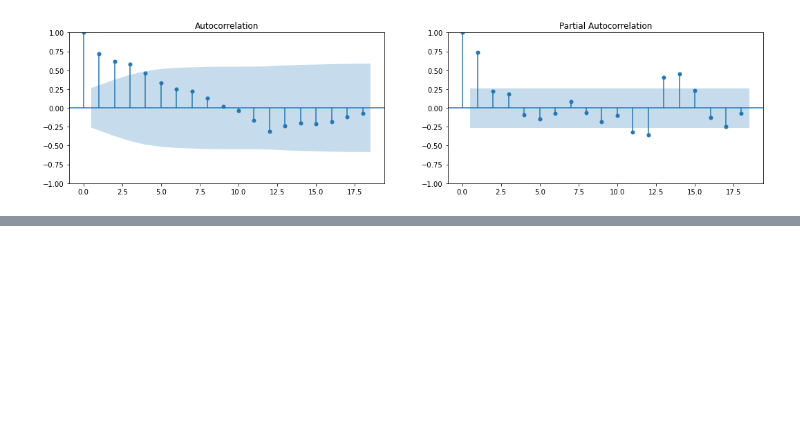
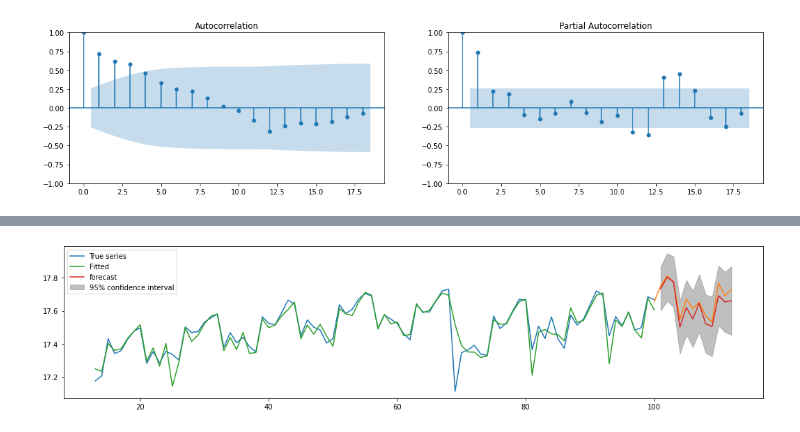
Before and after one commit to charlieromano/TimeSeries, a Jupyter notebook: Scripts/intervention_analysis.ipynb, the cells around one changed output, grey strips where cells are left out. Cells and saved outputs as stored; diff of their text form; code cells hidden in the pictures; blank space fills up the shorter version.

```diff
--- a/Scripts/intervention_analysis.ipynb
+++ b/Scripts/intervention_analysis.ipynb
@@ -98,5 +98,13 @@ Covariance Type:                               opg
 
 Warnings:
 [1] Covariance matrix calculated using the outer product of gradients (complex-step).
+# %%
+fig, ax = plt.subplots(1,1,figsize=(18,4))
+ax.plot(np.log(airmiles_tr).iloc[12:], label='True series')
+ax.plot(np.arange(100,len(airmiles)), np.log(airmiles_te).values)
+ax.plot(model_noint_fit.fittedvalues[12:], label = 'Fitted')
+plot_predict(model_noint_fit, start= 101, end = len(airmiles)-1, ax=ax);
+# %% [output]
+[figure, added]
 # %%
 fig, ax = plt.subplots(1,1,figsize=(18,4))
```
Also changed, not shown: parts of 7 cells of this notebook.
